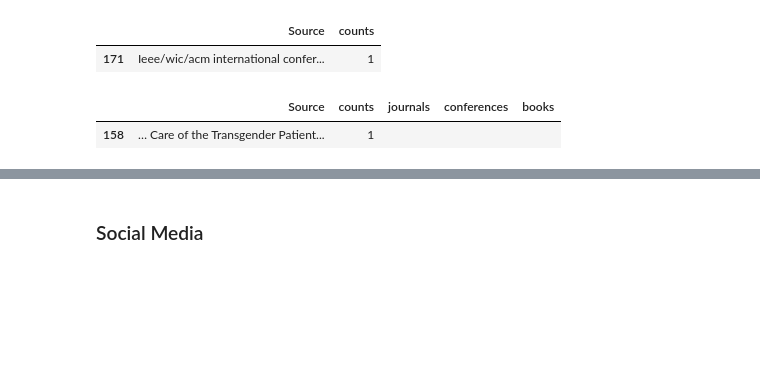
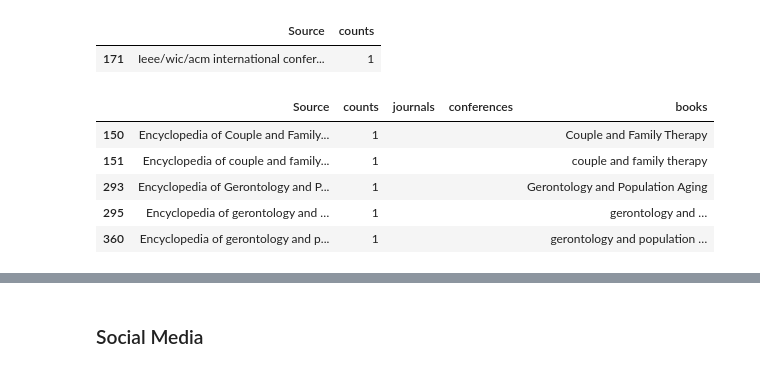
Before and after one commit to booktrackerGirl/Data-wrangling-and-analysis, a Jupyter notebook: Google Scholar Search/google_scholar_search_analysis.ipynb, the cells around one changed output, grey strips where cells are left out. Cells and saved outputs as stored; diff of their text form; code cells hidden in the pictures; blank space fills up the shorter version.

```diff
--- a/Google Scholar Search/google_scholar_search_analysis.ipynb
+++ b/Google Scholar Search/google_scholar_search_analysis.ipynb
@@ -552,12 +552,23 @@ contain_values
 # %%
 # 'Handbook'
 # contain_values = df_sou_sub[df_sou_sub["Source"].str.contains('Handbook')]
 # observation: Some of the values need to be lowercased to match
 # clean the values after this
 
-contain_values = df_sou_sub[df_sou_sub["Source"].str.contains('Book')] # before
+# 'Book'
+# contain_values = df_sou_sub[df_sou_sub["Source"].str.contains('Book')] # before
+
+# 'book'
+#contain_values = df_sou_sub[df_sou_sub["Source"].str.contains('book')] # takes from handbook itself, so not considered
+
+# Encyclopedia
+contain_values = df_sou_sub[df_sou_sub["Source"].str.contains('Encyclopedia')]
 contain_values
 # %% [output]
 |  | Source | counts | journals | conferences | books |
-| 158 | … Care of the Transgender Patient... | 1 |  |  |  |
+| 150 | Encyclopedia of Couple and Family... | 1 |  |  | Couple and Family Therapy |
+| 151 | Encyclopedia of couple and family... | 1 |  |  | couple and family therapy |
+| 293 | Encyclopedia of Gerontology and P... | 1 |  |  | Gerontology and Population Aging |
+| 295 | Encyclopedia of gerontology and … | 1 |  |  | gerontology and … |
+| 360 | Encyclopedia of gerontology and p... | 1 |  |  | gerontology and population … |
 # %%
```
Also changed, not shown: parts of 3 cells of this notebook.
